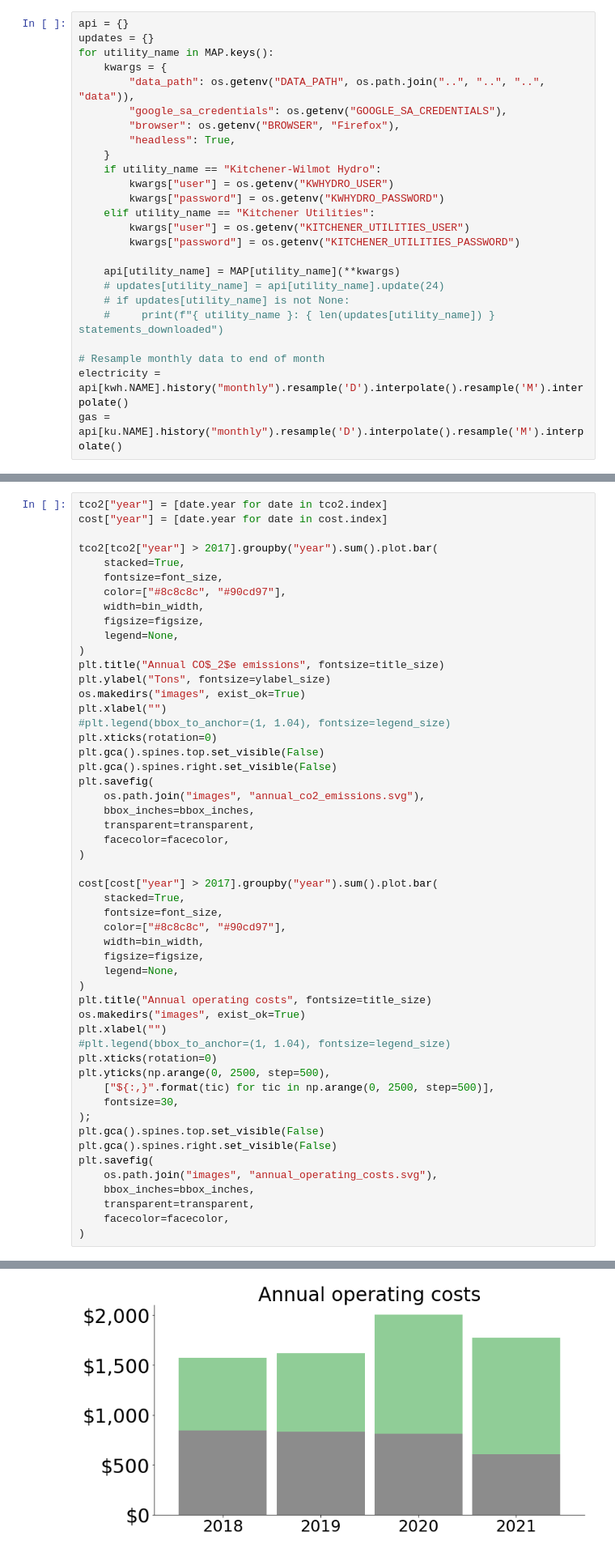
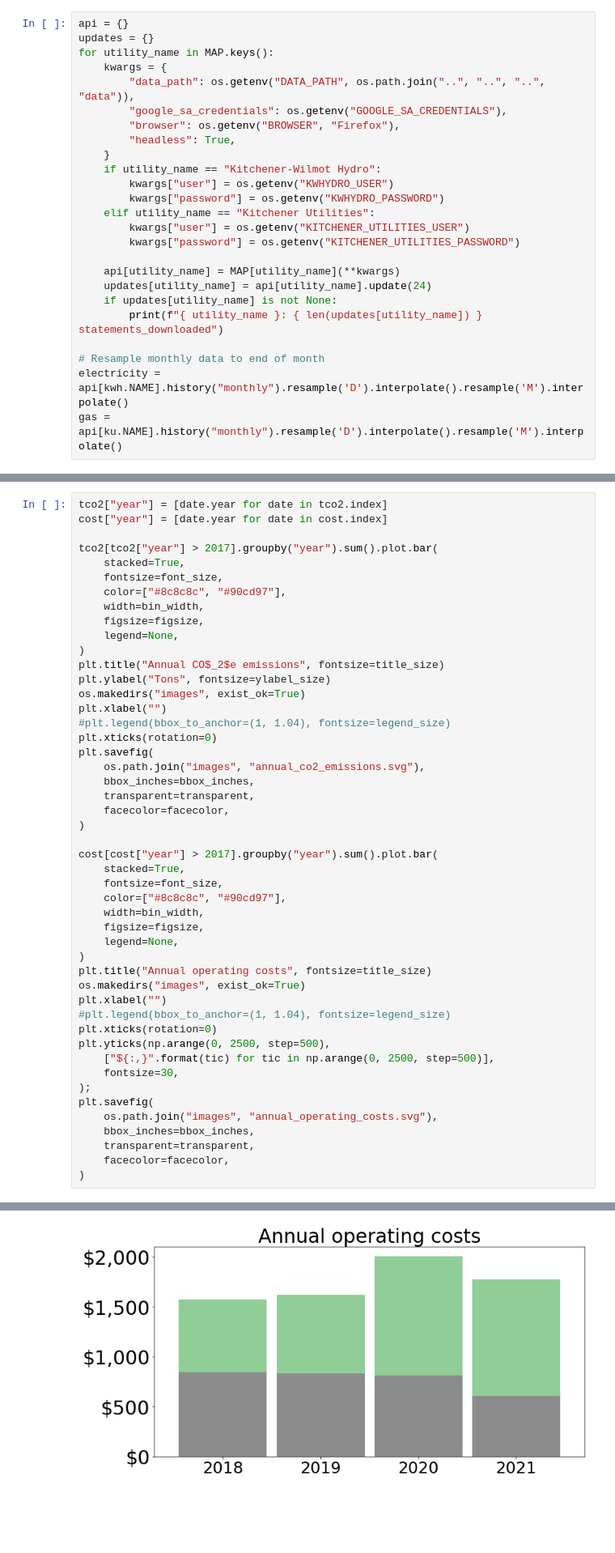
Before and after one commit to ryanfobel/utility-bill-scraper, a Jupyter notebook: notebooks/features/case_study.ipynb, the cells around one changed output, grey strips where cells are left out. Shown at 81% size. Saved outputs shown, nothing was run; the diff lists cells and outputs as text; blank space fills up the shorter version.

```diff
--- a/notebooks/features/case_study.ipynb
+++ b/notebooks/features/case_study.ipynb
@@ -79,9 +79,9 @@ for utility_name in MAP.keys():
         kwargs["password"] = os.getenv("KITCHENER_UTILITIES_PASSWORD")
 
     api[utility_name] = MAP[utility_name](**kwargs)
-    # updates[utility_name] = api[utility_name].update(24)
-    # if updates[utility_name] is not None:
-    #     print(f"{ utility_name }: { len(updates[utility_name]) } statements_downloaded")
+    updates[utility_name] = api[utility_name].update(24)
+    if updates[utility_name] is not None:
+        print(f"{ utility_name }: { len(updates[utility_name]) } statements_downloaded")
 
 # Resample monthly data to end of month
 electricity = api[kwh.NAME].history("monthly").resample('D').interpolate().resample('M').interpolate()
@@ -265,8 +261,6 @@ os.makedirs("images", exist_ok=True)
 plt.xlabel("")
 #plt.legend(bbox_to_anchor=(1, 1.04), fontsize=legend_size)
 plt.xticks(rotation=0)
-plt.gca().spines.top.set_visible(False)
-plt.gca().spines.right.set_visible(False)
 plt.savefig(
     os.path.join("images", "annual_co2_emissions.svg"),
     bbox_inches=bbox_inches,
@@ -291,8 +285,6 @@ plt.yticks(np.arange(0, 2500, step=500),
     ["${:,}".format(tic) for tic in np.arange(0, 2500, step=500)],
     fontsize=30,
 );
-plt.gca().spines.top.set_visible(False)
-plt.gca().spines.right.set_visible(False)
 plt.savefig(
     os.path.join("images", "annual_operating_costs.svg"),
     bbox_inches=bbox_inches,
@@ -304,4 +296,4 @@ plt.savefig(
-[figure, old version]
+[figure, new version]
 # %% [markdown]
 ## Comparing CO$_2$ emissions and cost for 12 months before and after
 # %%
```
Also changed, not shown: parts of 6 cells of this notebook, 8 other files.
